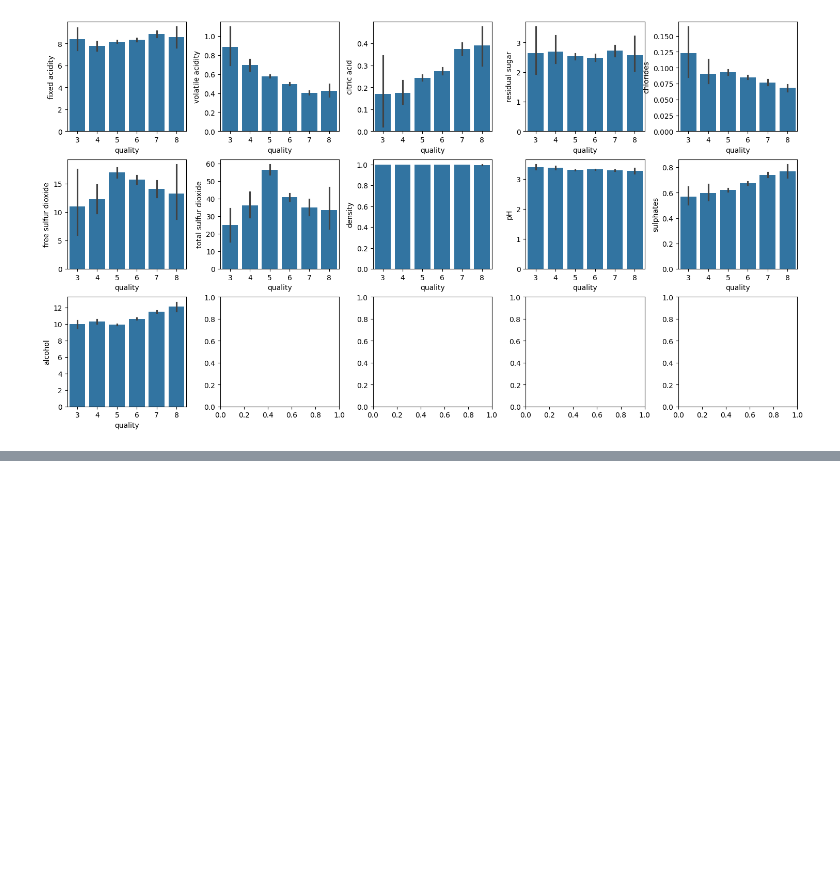
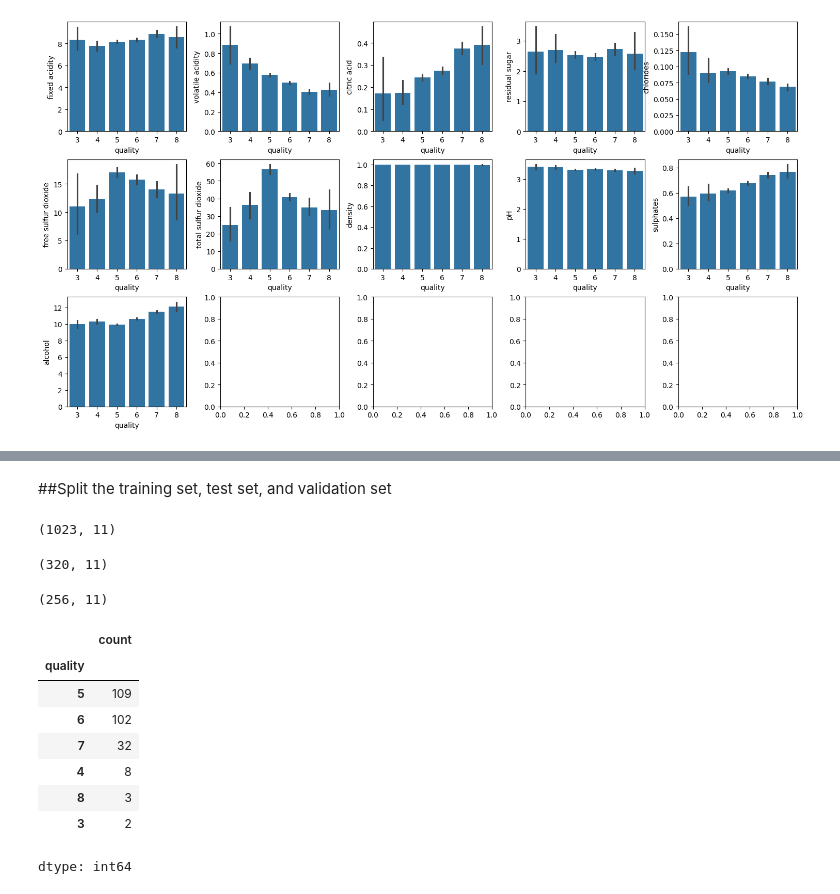
Before and after one commit to cindy12651269/Prediction_of_quality_of_Wine, a Jupyter notebook: Prediction_of_quality_of_Wine.ipynb, the cells around one changed output, grey strips where cells are left out. Cells and saved outputs as stored; diff of their text form; code cells hidden in the pictures; blank space fills up the shorter version.

```diff
--- a/Prediction_of_quality_of_Wine.ipynb
+++ b/Prediction_of_quality_of_Wine.ipynb
@@ -208,0 +293,28 @@ plt.show()
+# %% [markdown]
+##Split the training set, test set, and validation set
+# %%
+X = wine.drop('quality', axis=1)
+y = wine['quality']
+
+X_train, X_test, y_train, y_test = train_test_split(X, y, test_size=0.2, random_state=42, stratify=y)
+X_train, X_val, y_train, y_val = train_test_split(X_train, y_train, test_size=0.2, random_state=42, stratify=y_train)
+# %%
+display(X_train.shape)
+display(X_test.shape)
+display(X_val.shape)
+# %% [output]
+(1023, 11)
+(320, 11)
+(256, 11)
+# %%
+y_val.value_counts()
+# %% [output]
+|  | count |
+| quality |  |
+| 5 | 109 |
+| 6 | 102 |
+| 7 | 32 |
+| 4 | 8 |
+| 8 | 3 |
+| 3 | 2 |
+dtype: int64
```
Also changed, not shown: parts of 16 cells of this notebook.
